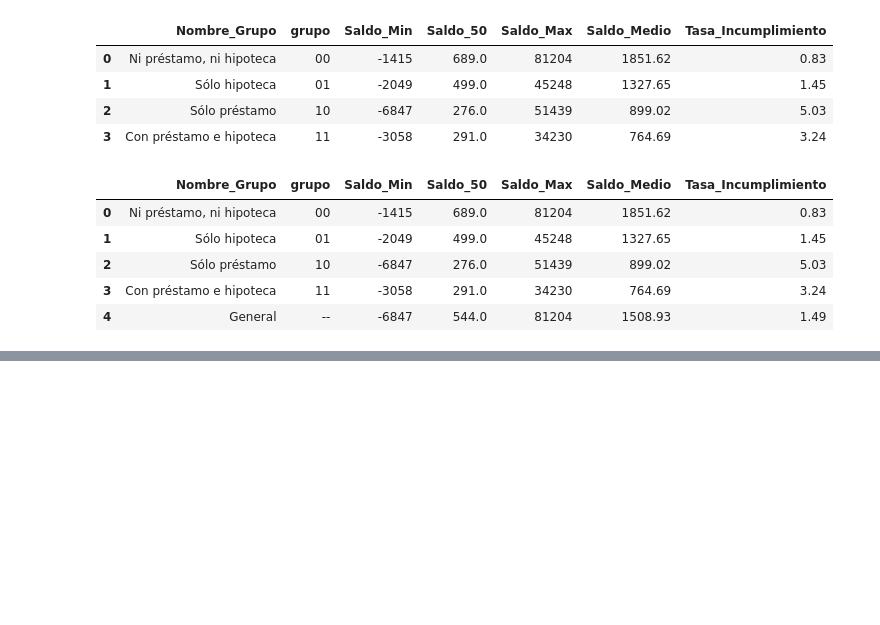
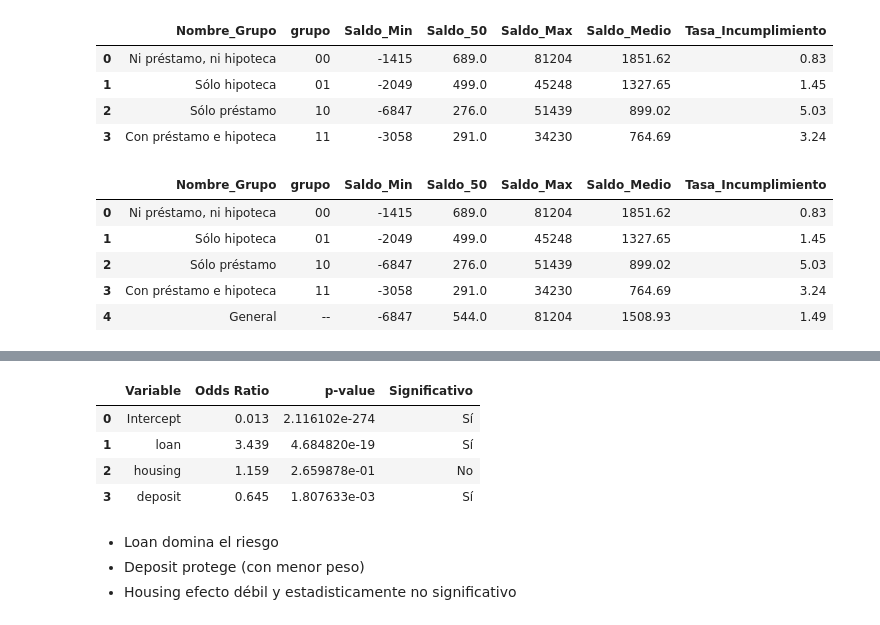
Before and after one commit to Lambda-14/Sim-Empresa, a Jupyter notebook: Equip_16/Borrador/Finanzas y riesgo crediticio/banca_22.09_finanzas.ipynb, the cells around one changed output, grey strips where cells are left out. Cells and saved outputs as stored; diff of their text form; code cells hidden in the pictures; blank space fills up the shorter version.

```diff
--- a/Equip_16/Borrador/Finanzas y riesgo crediticio/banca_22.09_finanzas.ipynb
+++ b/Equip_16/Borrador/Finanzas y riesgo crediticio/banca_22.09_finanzas.ipynb
@@ -325,4 +303,27 @@ Logit Regression Results
 | loan | 1.2351 | 0.138 | 8.919 | 0.000 | 0.964 | 1.507 |
 | housing | 0.1478 | 0.133 | 1.112 | 0.266 | -0.113 | 0.408 |
 | deposit | -0.4384 | 0.141 | -3.120 | 0.002 | -0.714 | -0.163 |
+# %%
+# Función para obtener OR y p-value
+def or_pvalue(model, alpha=0.05):
+    df_temp = pd.DataFrame({
+        "Variable": model.params.index,
+        "Odds Ratio": np.exp(model.params.values).round(3),
+        "p-value": model.pvalues.values
+    })
+    df_temp["Significativo"] = df_temp["p-value"].apply(lambda x: "Sí" if x < alpha else "No")
+    return df_temp
+
+tabla1 = or_pvalue(model1)
+tabla1
+# %% [output]
+|  | Variable | Odds Ratio | p-value | Significativo |
+| 0 | Intercept | 0.013 | 2.116102e-274 | Sí |
+| 1 | loan | 3.439 | 4.684820e-19 | Sí |
+| 2 | housing | 1.159 | 2.659878e-01 | No |
+| 3 | deposit | 0.645 | 1.807633e-03 | Sí |
+# %% [markdown]
+- Loan domina el riesgo
+- Deposit protege (con menor peso)
+- Housing efecto débil y estadisticamente no significativo
 # %%
```
Also changed, not shown: parts of 13 cells of this notebook.
